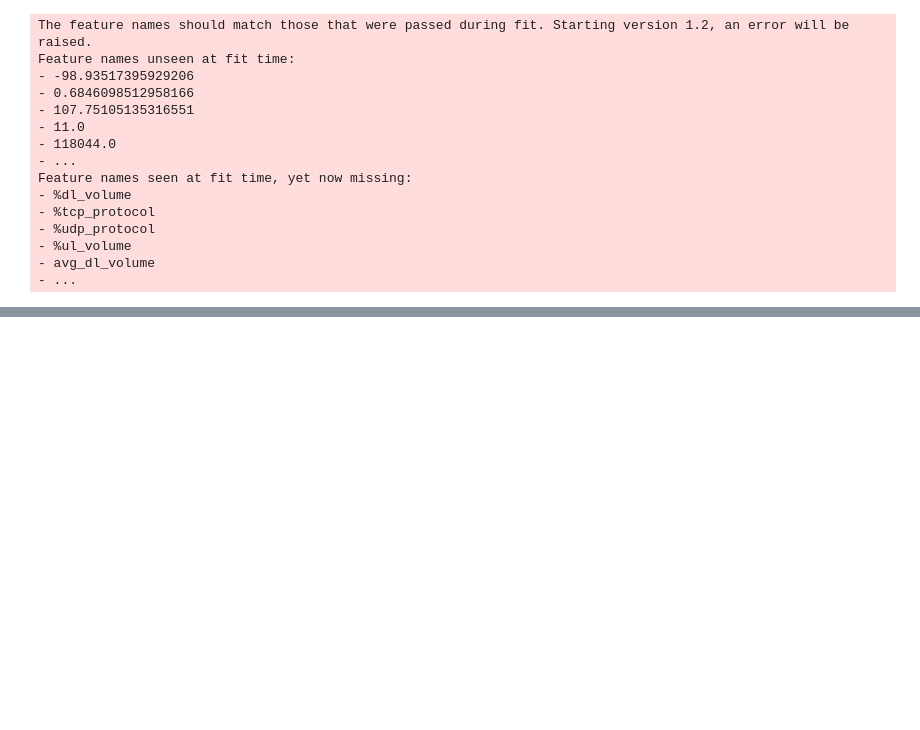
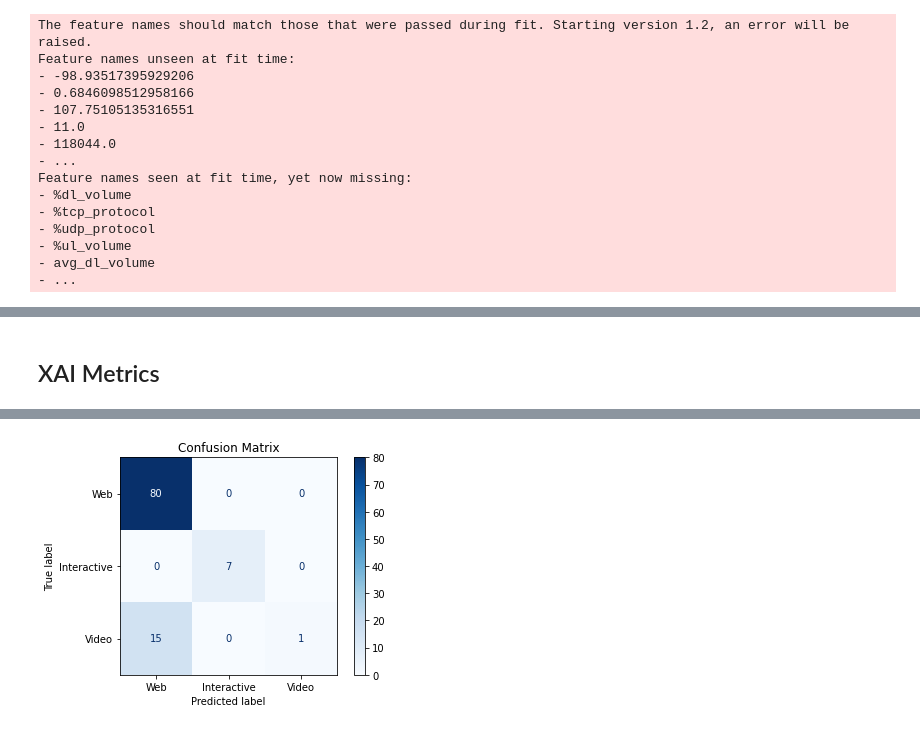
Before and after one commit to sandeepaamcp/activity-classification, a Jupyter notebook: xai/poisoning-and-inference-attacks/poisoning-attack-using-gan.ipynb, the cells around one changed output, grey strips where cells are left out. Saved outputs shown, nothing was run; the diff lists cells and outputs as text; code cells hidden in the pictures; blank space fills up the shorter version.

```diff
--- a/xai/poisoning-and-inference-attacks/poisoning-attack-using-gan.ipynb
+++ b/xai/poisoning-and-inference-attacks/poisoning-attack-using-gan.ipynb
@@ -163,3 +457,5 @@ numpy.ndarray
+# %% [markdown]
+## XAI Metrics
 # %%
 # Define the Keras model
 model = Sequential()
@@ -172,10 +468,41 @@ model.compile(loss='binary_crossentropy', optimizer='adam', metrics=['accuracy']
 
 # Fit the Keras model on the dataset
 # model.fit(X_poison, Y_poison, epochs=150, batch_size=10)
-X_train_new, Y_train_new = add_poison_set(X_train, Y_train, X_poison, Y_poison, poison_type='new_example', percentage=10)
-model.fit(X_train, Y_train, epochs=150, batch_size=10)
+X_train_new, Y_train_new,_,_ = get_poison_set(X_train, Y_train, X_poison, Y_poison, poison_type='random_swapping', percentage=50)
+model.fit(X_train_new, Y_train_new, epochs=50, batch_size=10,verbose=0)
 
 # Evaluate the Keras model
 _, accuracy = model.evaluate(X_train, Y_train)
 print('Accuracy: %.2f' % (accuracy*100))
+
+# Make class predictions with the model
+predictions = (model.predict(X_test) > 0.5).astype(int)
+
+nb_errors = 0
+nb_tests = len(X_test)
+errors = []
+for i in range(0,len(X_test)):
+	#print('%s (expected %s)' % (predictions[i].tolist(), Y_test[i].tolist()))
+	if (predictions[i].tolist() != Y_test[i].tolist()):
+		errors.append(i)
+		nb_errors += 1
+
+accuracy = (nb_tests - nb_errors) * 100 / nb_tests
+
+for i in errors:
+	print("Wrong prediction at sample " + str(i + 1))
+	#print(X_test[i])
+	print("Prediction: " + str(predictions[i]) + " but expected output: " + str(Y_test[i]))
+
+Y_pred = model.predict(X_test)
+cm = confusion_matrix(Y_test.argmax(axis=1), Y_pred.argmax(axis=1))
+print("Confusion matrix: \n" + str(cm))
+
+labels = ["Web", "Interactive", "Video"]
+disp = ConfusionMatrixDisplay(confusion_matrix=cm, display_labels=labels)
+disp.plot(cmap=plt.cm.Blues)
+disp.ax_.set_title("Confusion Matrix")
+
+print("Number of wrong predictions: " + str(nb_errors))
+print("Accuracy: " + str(accuracy) + "%")
 # %% [output]
@@ -198,0 +526 @@ Accuracy: 99.64
+[figure, added]
```
Also changed, not shown: parts of 24 cells of this notebook, 2 other files.
